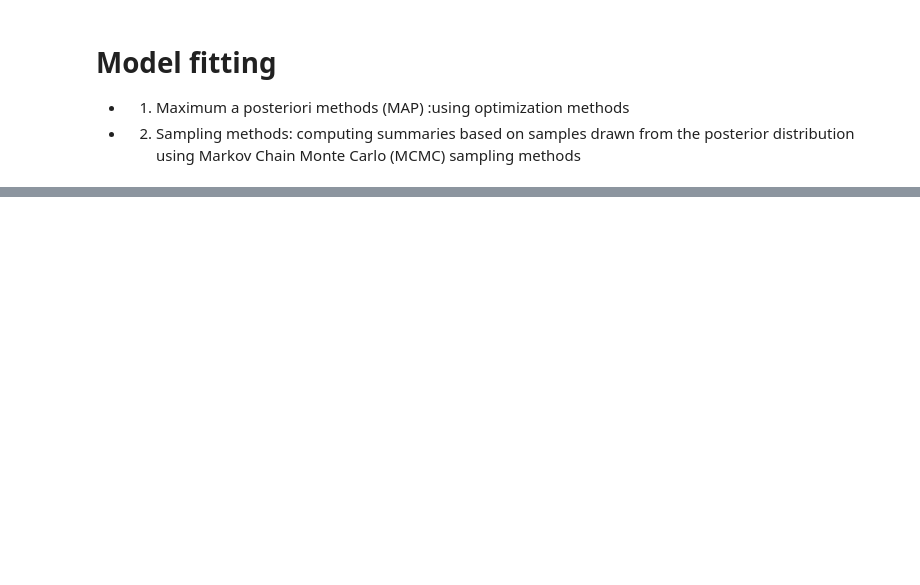
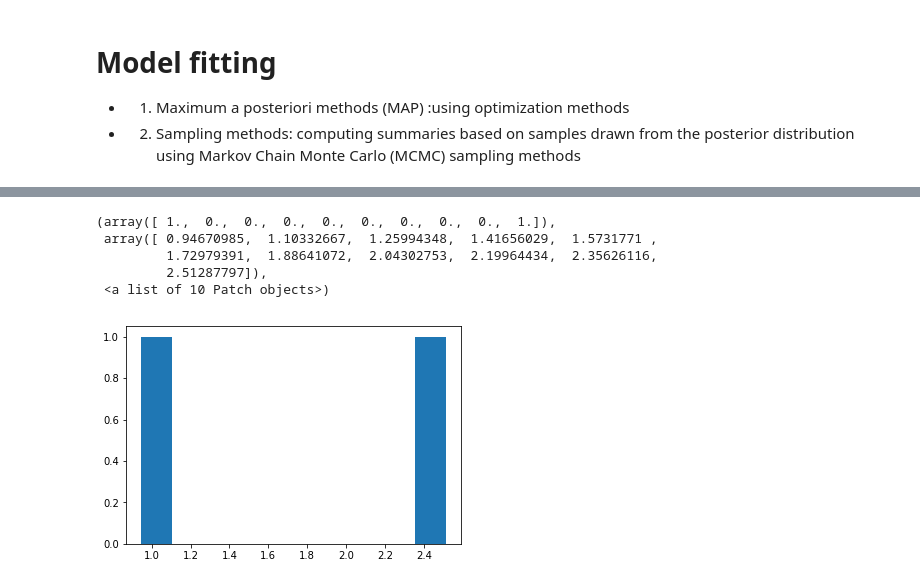
Before and after one commit to alhaol/pymc3, a Jupyter notebook: GetStartedPyMC3.ipynb, the cells around one changed output, grey strips where cells are left out. Cells and saved outputs as stored; diff of their text form; code cells hidden in the pictures; blank space fills up the shorter version.

```diff
--- a/GetStartedPyMC3.ipynb
+++ b/GetStartedPyMC3.ipynb
@@ -90,0 +142,9 @@ NameError: name 'pm' is not defined
+# %%
+plt.hist(trace['beta'][1])
+# %% [output]
+(array([ 1.,  0.,  0.,  0.,  0.,  0.,  0.,  0.,  0.,  1.]),
+ array([ 0.94670985,  1.10332667,  1.25994348,  1.41656029,  1.5731771 ,
+         1.72979391,  1.88641072,  2.04302753,  2.19964434,  2.35626116,
+         2.51287797]),
+ <a list of 10 Patch objects>)
+[figure, added]
```
Also changed, not shown: parts of 15 cells of this notebook.
